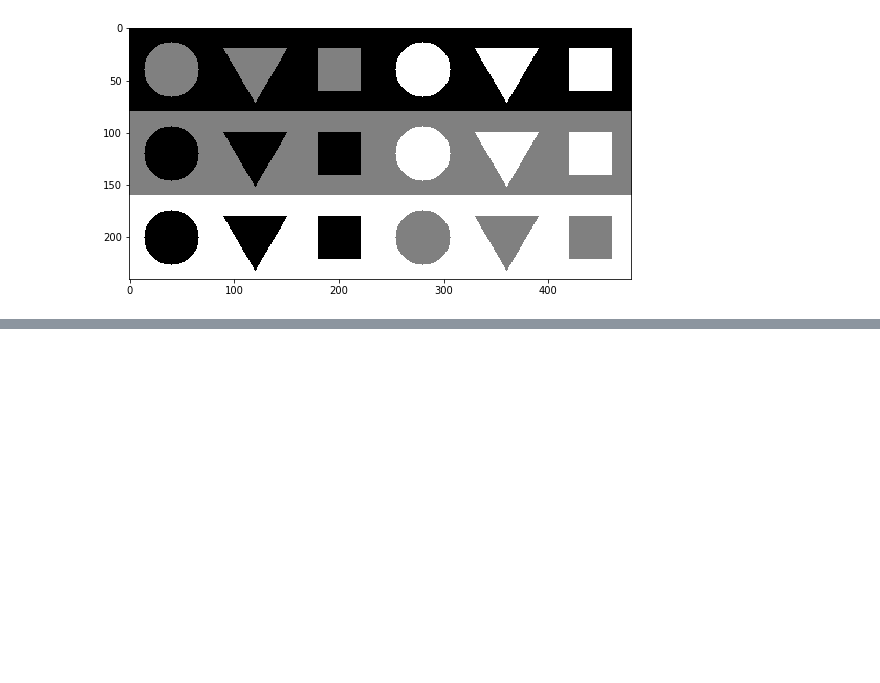
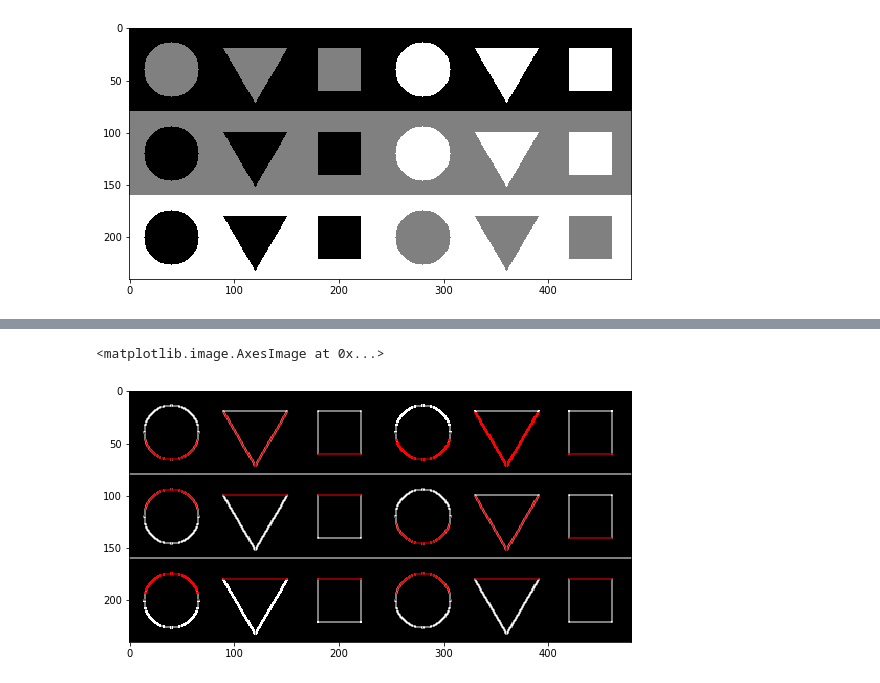
Before and after one commit to lebionick/image_processing, a Jupyter notebook: maslovich_n_r/Контрольная работа.ipynb, the cells around one changed output, grey strips where cells are left out. Drawn from its saved outputs; the diff is of its cells as text; code cells hidden in the pictures; blank space fills up the shorter version.

```diff
--- a/maslovich_n_r/Контрольная работа.ipynb
+++ b/maslovich_n_r/Контрольная работа.ipynb
@@ -66,0 +82,6 @@ plt.imshow(res, cmap='gray')
+# %%
+hsv_gradients = np.zeros((*module.shape, 3), dtype=np.uint8)
+hsv_gradients[:,:,0] = gradient_1 * 180 // 255
+hsv_gradients[:,:,1] = gradient_2
+hsv_gradients[:,:,2] = module * 255 // np.max(module)
+rgb_gradients = cv2.cvtColor(hsv_gradients, cv2.COLOR_HSV2RGB)
@@ -66,0 +102,5 @@ plt.imshow(res, cmap='gray')
+# %%
+plt.imshow(rgb_gradients)
+# %% [output]
+<matplotlib.image.AxesImage at 0x...>
+[figure, added]
```
Also changed, not shown: parts of 7 cells of this notebook.
